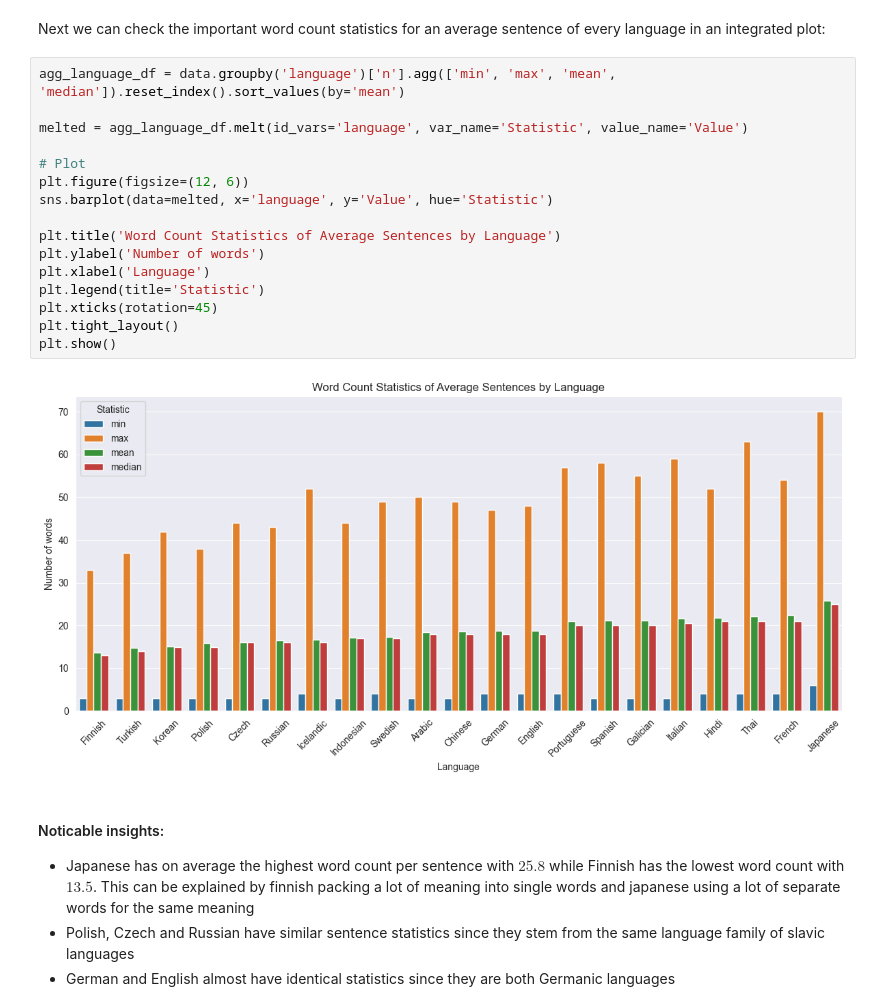
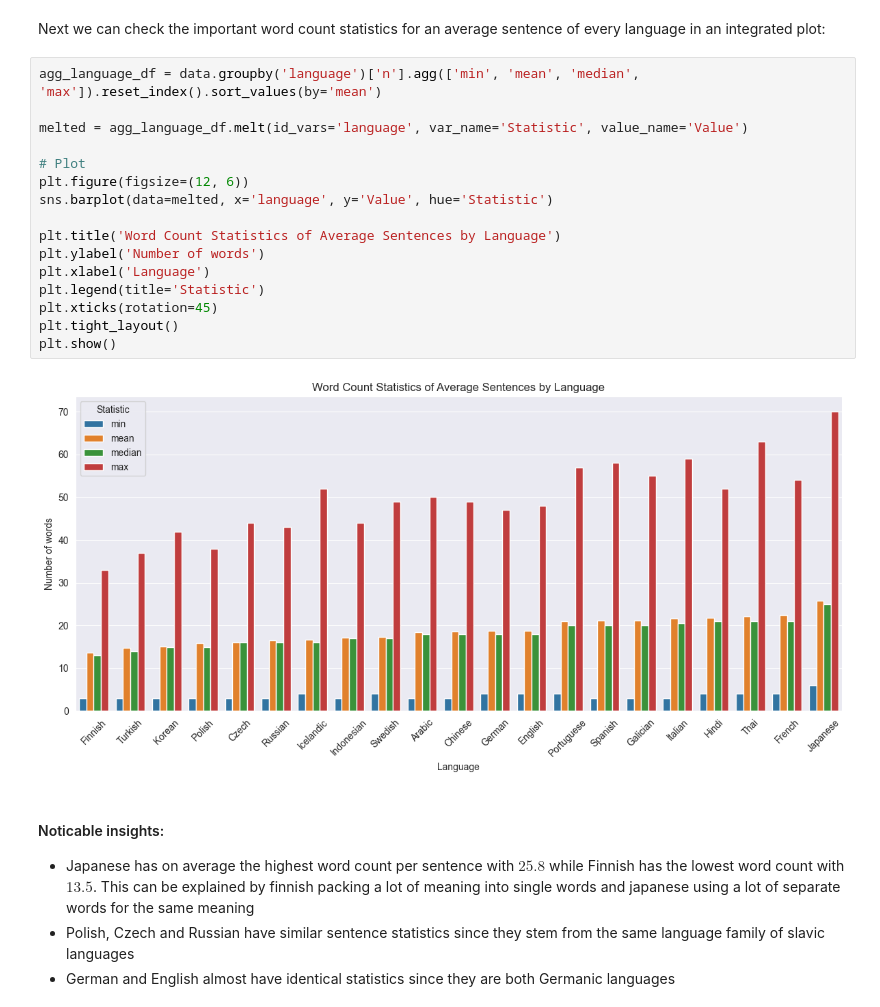
Before and after one commit to stef4k/ml-project-root-node-in-free-tree, a Jupyter notebook: notebooks/data_preprocessing.ipynb, the cells around one changed output. Saved outputs shown, nothing was run; the diff lists cells and outputs as text.

```diff
--- a/notebooks/data_preprocessing.ipynb
+++ b/notebooks/data_preprocessing.ipynb
@@ -108,23 +110,23 @@ plt.show()
 # %% [markdown]
 Next we can check the important word count statistics for an average sentence of every language in an integrated plot:
 # %%
-agg_language_df = data.groupby('language')['n'].agg(['min', 'max', 'mean', 'median']).reset_index().sort_values(by='mean')
+agg_language_df = data.groupby('language')['n'].agg(['min', 'mean', 'median', 'max']).reset_index().sort_values(by='mean')
 
 melted = agg_language_df.melt(id_vars='language', var_name='Statistic', value_name='Value')
 
 # Plot
 plt.figure(figsize=(12, 6))
 sns.barplot(data=melted, x='language', y='Value', hue='Statistic')
 
 plt.title('Word Count Statistics of Average Sentences by Language')
 plt.ylabel('Number of words')
 plt.xlabel('Language')
 plt.legend(title='Statistic')
 plt.xticks(rotation=45)
 plt.tight_layout()
 plt.show()
 # %% [output]
-[figure, old version]
+[figure, new version]
 # %% [markdown]
 #### Noticable insights:
 - Japanese has on average the highest word count per sentence with $25.8$ while Finnish has the lowest word count with $13.5$. This can be explained by finnish packing a lot of meaning into single words and japanese using a lot of separate words for the same meaning
```
Also changed, not shown: parts of 2 cells of this notebook, 5 other files.
